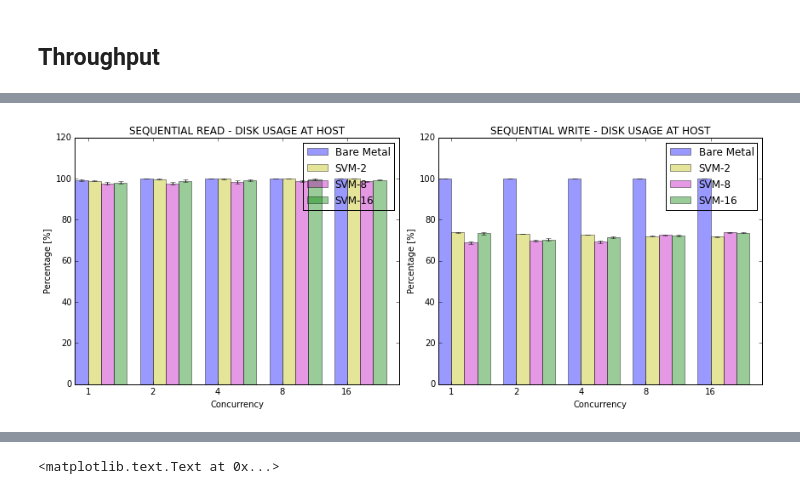
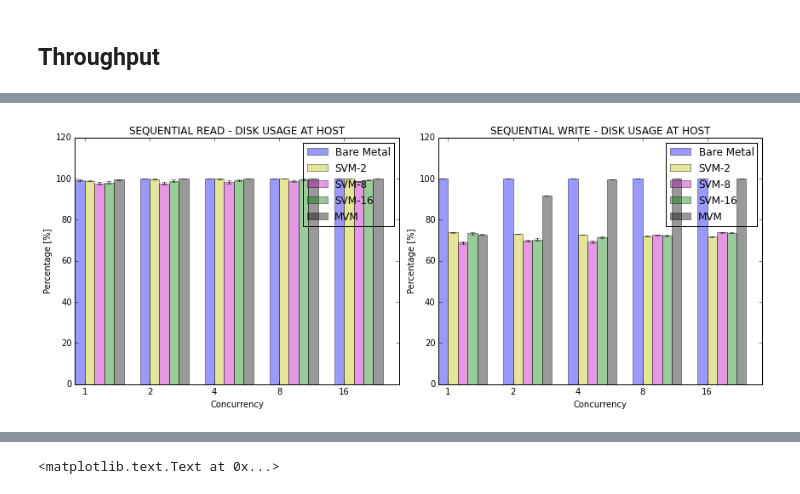
Before and after one commit to hasonhai/io_measurements, a Jupyter notebook: notebook/DA16procs_bf12_deadline_18062015.ipynb, the cells around one changed output, grey strips where cells are left out. Saved outputs shown, nothing was run; the diff lists cells and outputs as text; code cells hidden in the pictures.

Commit message:
add figure for disk and cpu utilisation with mvm scenario

```diff
--- a/notebook/DA16procs_bf12_deadline_18062015.ipynb
+++ b/notebook/DA16procs_bf12_deadline_18062015.ipynb
@@ -267,8 +271,10 @@ cpufiosrsvm16c = [x/16 for x in cpufiosrsvm16c]
 cpufioswsvm16c = avgcpufio.filter(regex="^SW01VM16CTH").tolist()
 cpufioswsvm16c = [x/16 for x in cpufioswsvm16c]
 
-#tctsrmvm = totalcputimehostavgin5tests.filter(regex="^SR[0-9]+VM01CTH01").tolist()
-#tctswmvm = totalcputimehostavgin5tests.filter(regex="^SW[0-9]+VM01CTH01").tolist()
+cpufiosrmvm = avgcpufio.filter(regex="^SR[0-9]+VM01CTH01").tolist()
+cpufiosrmvm = [x/16 for x in cpufiosrmvm]
+cpufioswmvm = avgcpufio.filter(regex="^SW[0-9]+VM01CTH01").tolist()
+cpufioswmvm = [x/16 for x in cpufioswmvm]
 
 
 # Confident interval
@@ -298,8 +304,10 @@ cicpufiosrsvm16c = [x/16 for x in cicpufiosrsvm16c]
 cicpufioswsvm16c = cicpufio.filter(regex="^SW01VM16CTH").tolist()
 cicpufioswsvm16c = [x/16 for x in cicpufioswsvm16c]
 
-#citctsrmvm = citct.filter(regex="^SR[0-9]+VM01CTH01").tolist()
-#citctswmvm = citct.filter(regex="^SW[0-9]+VM01CTH01").tolist()
+cicpufiosrmvm = cicpufio.filter(regex="^SR[0-9]+VM01CTH01").tolist()
+cicpufiosrmvm = [x/16 for x in cicpufiosrmvm]
+cicpufioswmvm = cicpufio.filter(regex="^SW[0-9]+VM01CTH01").tolist()
+cicpufioswmvm = [x/16 for x in cicpufioswmvm]
 # %%
 ''' PM test '''
 pylab.rcParams['figure.figsize'] = 12, 18  # change default size of figures
@@ -333,7 +341,7 @@ fig, ax = plt.subplots()
 
 plt.subplot(421)
 index = np.arange(5)
-bar_width = 0.2
+bar_width = 0.15
 opacity = 0.4
 error_config = {'ecolor': '0.13'}
 
@@ -364,6 +372,12 @@ rects4 = plt.bar(index + 3*bar_width, aggbwsrsvm16c, bar_width,
                  yerr=ciaggbwsrsvm16c,
                  error_kw=error_config,
                  label='SVM-16')
+rects5 = plt.bar(index + 4*bar_width, aggbwsrmvm, bar_width,
+                 alpha=opacity,
+                 color='black',
+                 yerr=ciaggbwsrmvm,
+                 error_kw=error_config,
+                 label='MVM')
 
 plt.xlabel('Concurrency')
 plt.ylabel('T [MBps]')
@@ -400,7 +414,7 @@ plt.legend()
 
 plt.subplot(422)
 index = np.arange(5)
-bar_width = 0.2
+bar_width = 0.15
 opacity = 0.4
 error_config = {'ecolor': '0.13'}
 
@@ -432,6 +446,13 @@ rects4 = plt.bar(index + 3*bar_width, aggbwswsvm16c, bar_width,
                  error_kw=error_config,
                  label='SVM-16')
 
+rects5 = plt.bar(index + 4*bar_width, aggbwswmvm, bar_width,
+                 alpha=opacity,
+                 color='black',
+                 yerr=ciaggbwswmvm,
+                 error_kw=error_config,
+                 label='MVM')
+
 plt.xlabel('Concurrency')
 plt.ylabel('T [MBps]')
 plt.title('SEQUENTIAL WRITE - THROUGHPUT')
@@ -443,7 +464,7 @@ plt.show()
 
 plt.subplot(423)
 index = np.arange(5)
-bar_width = 0.2
+bar_width = 0.15
 opacity = 0.4
 error_config = {'ecolor': '0.13'}
 
@@ -475,6 +496,13 @@ rects4 = plt.bar(index + 3*bar_width, duhostsrsvm16c, bar_width,
                  error_kw=error_config,
                  label='SVM-16')
 
+rects5 = plt.bar(index + 4*bar_width, duhostsrmvm, bar_width,
+                 alpha=opacity,
+                 color='black',
+                 yerr=ciduhostsrmvm,
+                 error_kw=error_config,
+                 label='MVM')
+
 plt.xlabel('Concurrency')
 plt.ylabel('Percentage [%]')
 plt.title('SEQUENTIAL READ - DISK USAGE AT HOST')
@@ -483,7 +511,7 @@ plt.legend()
 
 plt.subplot(424)
 index = np.arange(5)
-bar_width = 0.2
+bar_width = 0.15
 opacity = 0.4
 error_config = {'ecolor': '0.13'}
 
@@ -515,6 +543,13 @@ rects4 = plt.bar(index + 3*bar_width, duhostswsvm16c, bar_width,
                  error_kw=error_config,
                  label='SVM-16')
 
+rects5 = plt.bar(index + 4*bar_width, duhostswmvm, bar_width,
+                 alpha=opacity,
+                 color='black',
+                 yerr=ciduhostsrmvm,
+                 error_kw=error_config,
+                 label='MVM')
+
 plt.xlabel('Concurrency')
 plt.ylabel('Percentage [%]')
 plt.title('SEQUENTIAL WRITE - DISK USAGE AT HOST')
@@ -527,7 +562,7 @@ plt.show()
 # CPU Usage
 plt.subplot(425)
 index = np.arange(5)
-bar_width = 0.2
+bar_width = 0.15
 opacity = 0.4
 error_config = {'ecolor': '0.13'}
 
@@ -559,15 +594,23 @@ rects4 = plt.bar(index + 3*bar_width, cpuhostsrsvm16c, bar_width,
                  error_kw=error_config,
                  label='SVM-16')
 
+rects5 = plt.bar(index + 4*bar_width, cpuhostsrmvm, bar_width,
+                 alpha=opacity,
+                 color='black',
+                 yerr=cicpuhostsrmvm,
+                 error_kw=error_config,
+                 label='MVM')
+
 plt.xlabel('Concurrency')
 plt.ylabel('Percentage [%]')
 plt.title('SEQUENTIAL READ - CPU OCCUPY AT HOST')
 plt.xticks(index + bar_width, ('1', '2', '4', '8', '16'))
+plt.ylim(0,130)
 plt.legend()
 
 plt.subplot(426)
 index = np.arange(5)
-bar_width = 0.2
+bar_width = 0.15
 opacity = 0.4
 error_config = {'ecolor': '0.13'}
 
@@ -599,11 +642,18 @@ rects4 = plt.bar(index + 3*bar_width, cpuhostswsvm16c, bar_width,
                  error_kw=error_config,
                  label='SVM-16')
 
+rects5 = plt.bar(index + 4*bar_width, cpuhostswmvm, bar_width,
+                 alpha=opacity,
+                 color='black',
+                 yerr=cicpuhostsrmvm,
+                 error_kw=error_config,
+                 label='MVM')
+
 plt.xlabel('Concurrency')
 plt.ylabel('Percentage [%]')
 plt.title('SEQUENTIAL WRITE - CPU OCCUPY AT HOST')
 plt.xticks(index + bar_width, ('1', '2', '4', '8', '16'))
-plt.ylim(0,120)
+plt.ylim(0,130)
 plt.legend()
 
 plt.tight_layout()
@@ -612,7 +662,7 @@ plt.show()
 # CPU FIO Usage
 plt.subplot(427)
 index = np.arange(5)
-bar_width = 0.2
+bar_width = 0.15
 opacity = 0.4
 error_config = {'ecolor': '0.13'}
 
@@ -643,6 +693,13 @@ rects4 = plt.bar(index + 3*bar_width, cpufiosrsvm16c, bar_width,
                  yerr=cicpufiosrsvm16c,
                  error_kw=error_config,
                  label='SVM-16')
+
+rects5 = plt.bar(index + 4*bar_width, cpufiosrmvm, bar_width,
+                 alpha=opacity,
+                 color='black',
+                 yerr=cicpufiosrmvm,
+                 error_kw=error_config,
+                 label='MVM')
 
 plt.xlabel('Concurrency')
 plt.ylabel('Percentage [%]')
@@ -685,6 +742,13 @@ rects4 = plt.bar(index + 3*bar_width, cpufioswsvm16c, bar_width,
                  error_kw=error_config,
                  label='SVM-16')
 
+rects4 = plt.bar(index + 4*bar_width, cpufioswmvm, bar_width,
+                 alpha=opacity,
+                 color='black',
+                 yerr=cicpufiosrmvm,
+                 error_kw=error_config,
+                 label='MVM')
+
 plt.xlabel('Concurrency')
 plt.ylabel('Percentage [%]')
 plt.title('SEQUENTIAL WRITE - CPU OCCUPY at VM')
@@ -699 +763 @@ plt.show()
-[figure, old version]
+[figure, new version]
```
Also changed, not shown: parts of 2 cells of this notebook, 2 other files.
